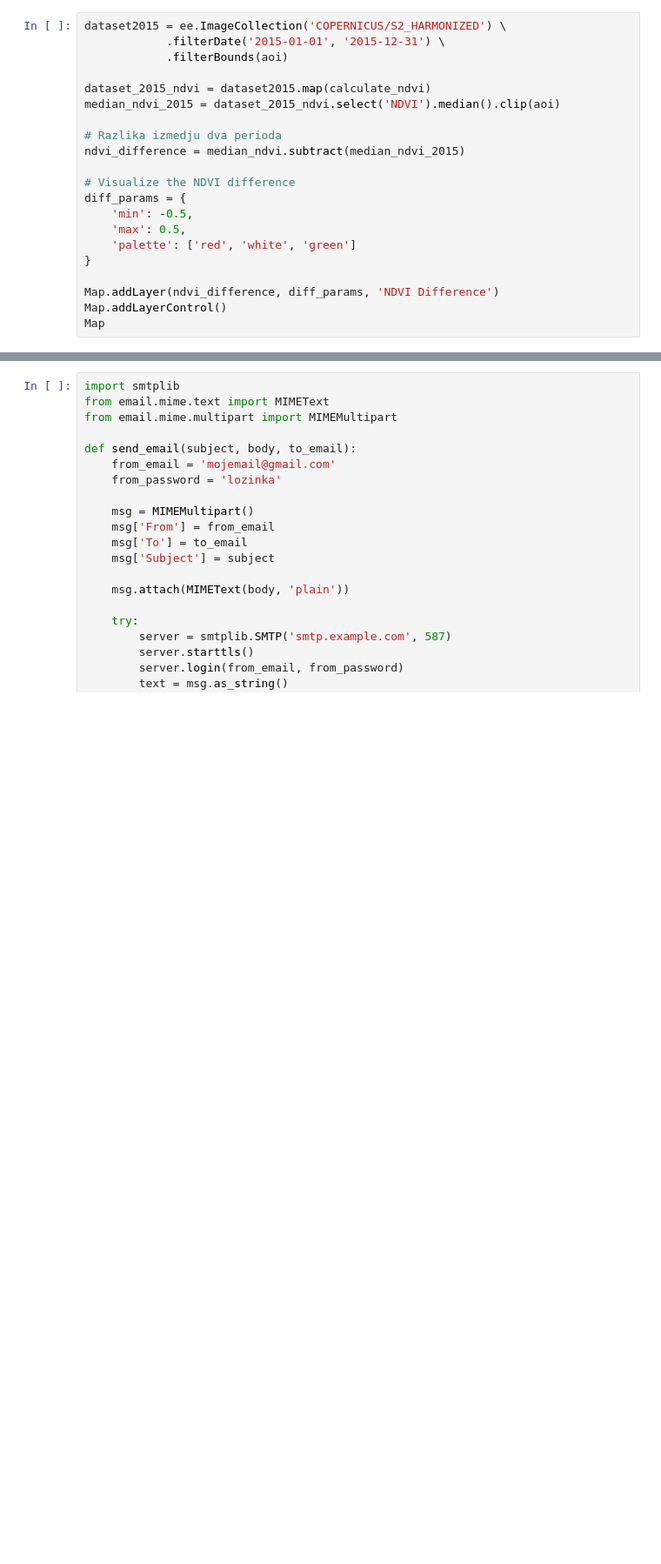
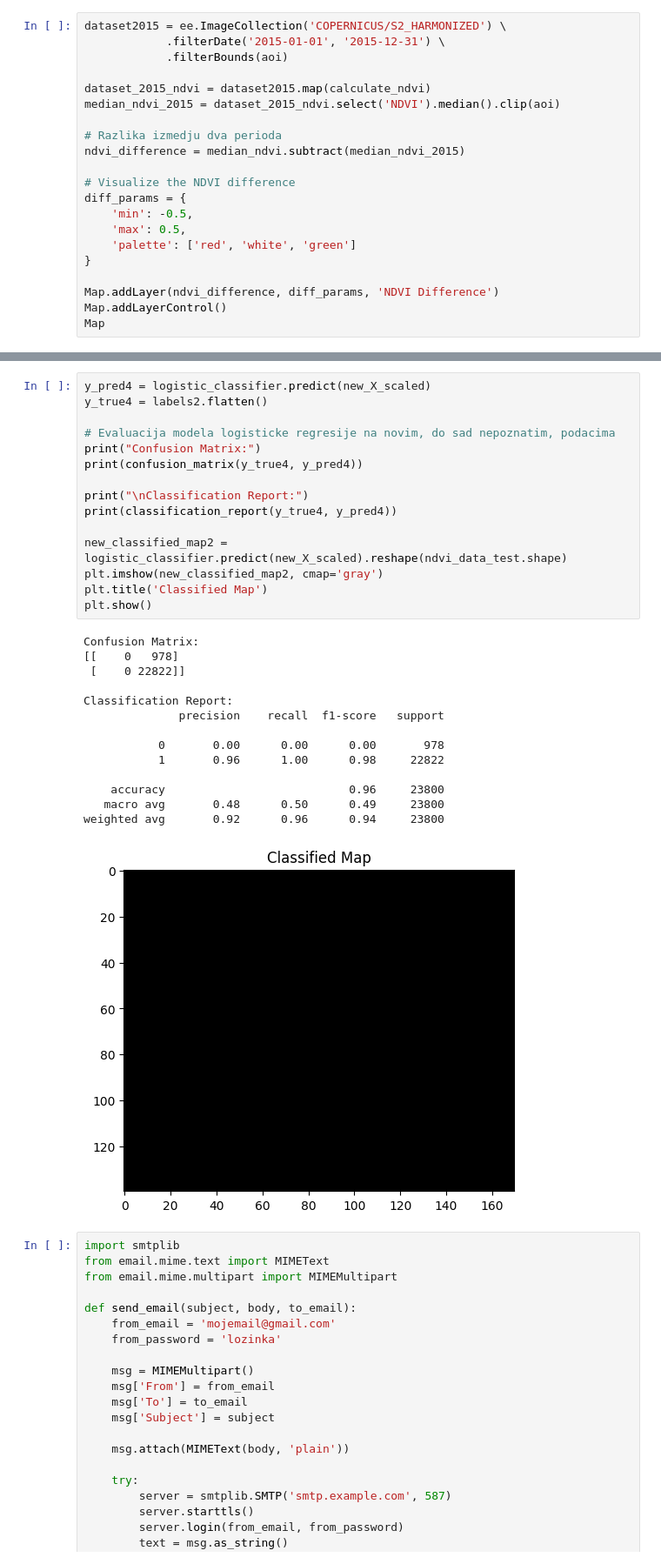
Before and after one commit to vukasinovic21/DetekcijaSuma, a Jupyter notebook: projekat.ipynb, the cells around one changed output, grey strips where cells are left out. Shown: that part at 87% size. Drawn from its saved outputs; the diff is of its cells as text; blank space fills up the shorter version.

```diff
--- a/projekat.ipynb
+++ b/projekat.ipynb
@@ -331,3 +439,33 @@ plt.show()
+# %%
+y_pred4 = logistic_classifier.predict(new_X_scaled)
+y_true4 = labels2.flatten()
+
+# Evaluacija modela logisticke regresije na novim, do sad nepoznatim, podacima
+print("Confusion Matrix:")
+print(confusion_matrix(y_true4, y_pred4))
+
+print("\nClassification Report:")
+print(classification_report(y_true4, y_pred4))
+
+new_classified_map2 = logistic_classifier.predict(new_X_scaled).reshape(ndvi_data_test.shape)
+plt.imshow(new_classified_map2, cmap='gray')
+plt.title('Classified Map')
+plt.show()
+# %% [output]
+Confusion Matrix:
+[[    0   978]
+ [    0 22822]]
+
+Classification Report:
+              precision    recall  f1-score   support
+
+           0       0.00      0.00      0.00       978
+           1       0.96      1.00      0.98     22822
+
+    accuracy                           0.96     23800
+   macro avg       0.48      0.50      0.49     23800
+weighted avg       0.92      0.96      0.94     23800
+[figure, added]
 # %%
 import smtplib
 from email.mime.text import MIMEText
```
Also changed, not shown: parts of 8 cells of this notebook, 6 other files.
